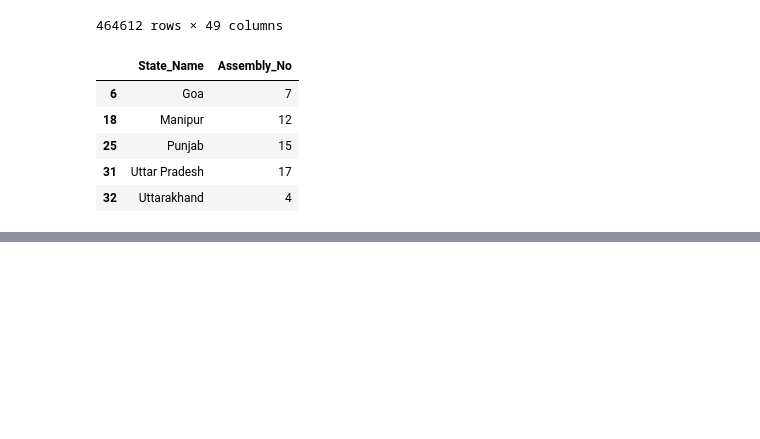
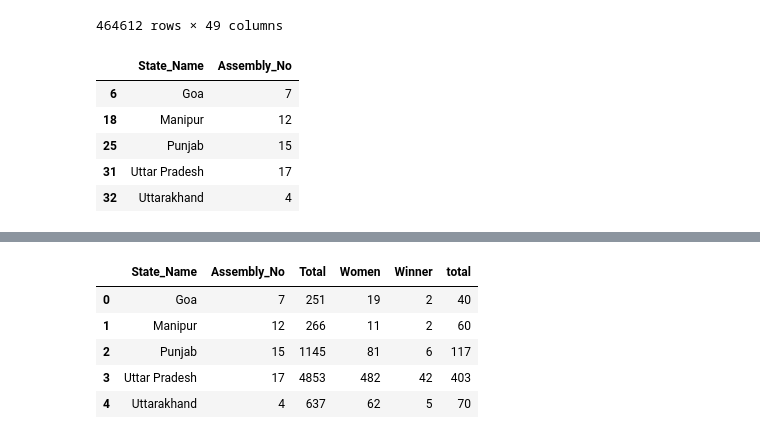
Before and after one commit to srishti-gupta-me/Election_Dashboard_Changes, a Jupyter notebook: data/Derived_files.ipynb, the cells around one changed output, grey strips where cells are left out. Drawn from its saved outputs; the diff is of its cells as text; code cells hidden in the pictures; blank space fills up the shorter version.

```diff
--- a/data/Derived_files.ipynb
+++ b/data/Derived_files.ipynb
@@ -220,0 +165,8 @@ df_women_winner.to_csv('women_winner.csv')
+# %%
+df_women_contestant=df[(df['State_Name'].isin(states)) & (df['Sex']=='F')].groupby(['State_Name','Assembly_No'])['Candidate'].count().reset_index()
+
+df_women_contestant=df_assembly.merge(df_women_contestant, how='left', on=['State_Name','Assembly_No'])
+
+df_women_contestant.rename({'Candidate':'Women'}, axis=1, inplace=True)
+
+df_women_contestant
@@ -220,0 +217,25 @@ df_women_winner.to_csv('women_winner.csv')
+# %%
+df_contestant=df[(df['State_Name'].isin(states)) & (df['Party']!='NOTA')].groupby(['State_Name','Assembly_No'])['Candidate'].count().reset_index()
+
+df_contestant=df_assembly.merge(df_contestant, how='left', on=['State_Name','Assembly_No'])
+
+df_contestant.rename({'Candidate':'Total'}, axis=1, inplace=True)
+
+df_contestant=df_contestant.merge(df_women_contestant, how='left', on=['State_Name','Assembly_No'])
+
+df_contestant=df_contestant.merge(df_women_winner, how='left', on=['State_Name','Assembly_No'])
+
+df_contestant.rename({'count':'Winner'}, axis=1, inplace=True)
+
+df_contestant=df_contestant.merge(df_constituencies.drop_duplicates(subset=['State_Name','Assembly_No','total'], keep="first")[['State_Name','Assembly_No','total']], how='left', on=['State_Name','Assembly_No'])
+
+df_contestant.drop(['Constituency_No'], inplace=True, axis=1)
+
+df_contestant
+# %% [output]
+|  | State_Name | Assembly_No | Total | Women | Winner | total |
+| 0 | Goa | 7 | 251 | 19 | 2 | 40 |
+| 1 | Manipur | 12 | 266 | 11 | 2 | 60 |
+| 2 | Punjab | 15 | 1145 | 81 | 6 | 117 |
+| 3 | Uttar Pradesh | 17 | 4853 | 482 | 42 | 403 |
+| 4 | Uttarakhand | 4 | 637 | 62 | 5 | 70 |
```
Also changed, not shown: parts of 15 cells of this notebook, 3 other files.
